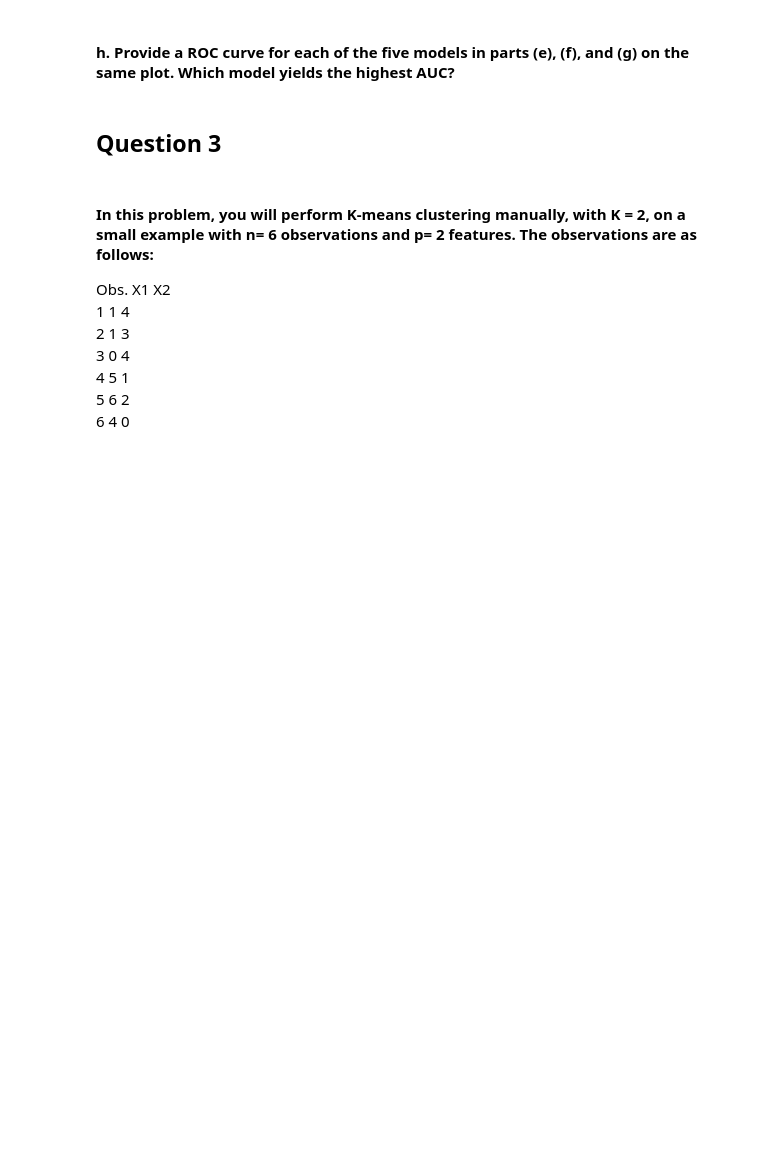
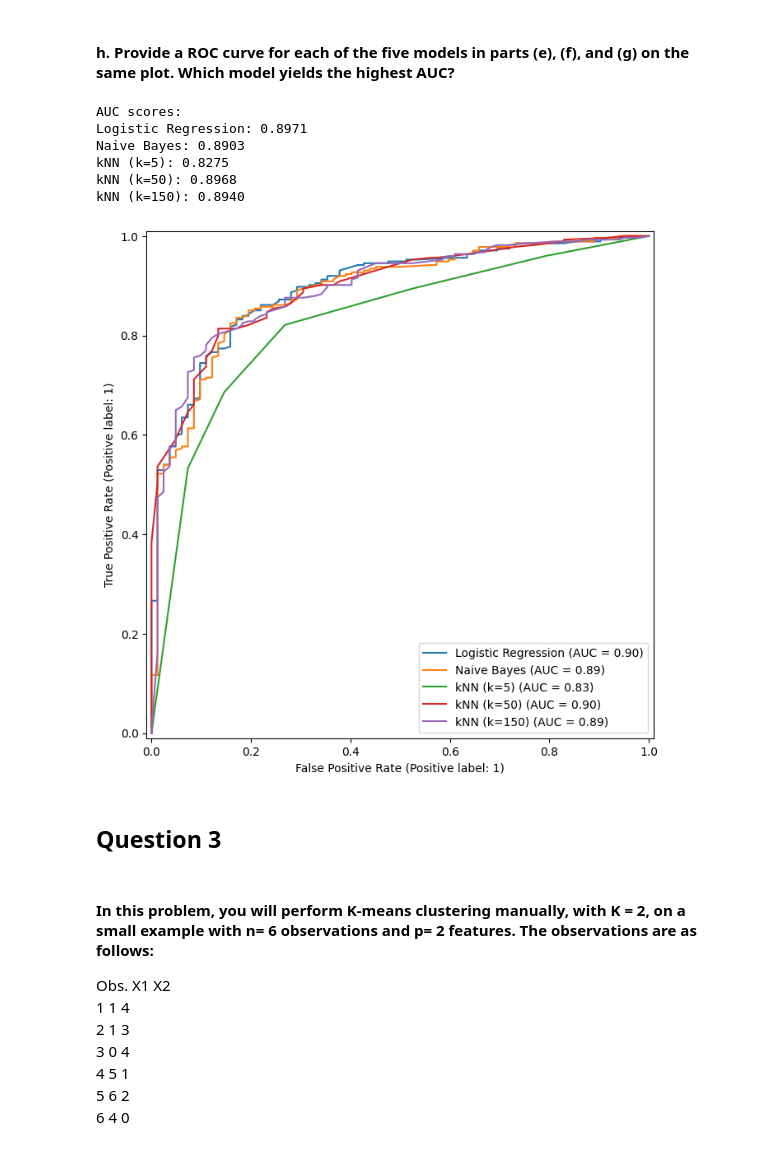
Before and after one commit to mmdanielewicz/code_2600, a Jupyter notebook: homework3.ipynb, the cells around one changed output. Saved outputs shown, nothing was run; the diff lists cells and outputs as text; code cells hidden in the pictures; blank space fills up the shorter version.

```diff
--- a/homework3.ipynb
+++ b/homework3.ipynb
@@ -86,3 +67,9 @@ KeyError: 'student'
+# %%
+from ISLP import load_data
+OJ = load_data('OJ')
+
+train = OJ[OJ['StoreID'].isin([1, 2, 3, 4])]
+test = OJ[OJ['StoreID'] == 7]
 # %% [markdown]
 #### a. In Train, locate three variables: Citrus Hill loyalty, indication of a Citrus Hill special, and price difference between the brands. Calculate the mean, standard deviation, median, minimum value, and maximum value for each of these variables.
 # %%
@@ -177,11 +157,11 @@ STORE                 0.039798  1.000000  ...      -0.196730  1.000000
 # %%
 import statsmodels.api as sm
 
-X = train[['LoyalCH', 'SpecialCH', 'PriceDiff']]
-Y = (train['Purchase'] == 'CH').astype(int)
+X_train = train[['LoyalCH', 'SpecialCH', 'PriceDiff']]
+Y_train = (train['Purchase'] == 'CH').astype(int)
 
-X = sm.add_constant(X)
-model = sm.Logit(Y, X).fit()
+X_train = sm.add_constant(X_train)
+model = sm.Logit(Y_train, X_train).fit()
 
 print(model.summary())
 # %% [output]
@@ -308,5 +372,60 @@ ValueError: shapes (356,2) and (3,) not aligned: 2 (dim 1) != 3 (dim 0)
 # %% [markdown]
 #### h.  Provide a ROC curve for each of the five models in parts (e), (f), and (g) on the same plot. Which model yields the highest AUC?
+# %%
+from sklearn.linear_model import LogisticRegression
+from sklearn.metrics import roc_auc_score
+import matplotlib.pyplot as plt
+
+
+X_train = train[['LoyalCH', 'PriceDiff']]
+Y_train = (train['Purchase'] == 'CH').astype(int)
+
+X_test = test[['LoyalCH', 'PriceDiff']]
+Y_test = (test['Purchase'] == 'CH').astype(int)
+
+fig, ax = plt.subplots(figsize=(8, 8))
+
+# logistic
+log_reg = LogisticRegression()
+log_reg.fit(X_train, Y_train)
+RocCurveDisplay.from_estimator(log_reg, X_test, Y_test, name='Logistic Regression', ax=ax)
+auc_log = roc_auc_score(Y_test, log_reg.predict_proba(X_test)[:, 1])
+
+# naive
+nb = GaussianNB()
+nb.fit(X_train, Y_train)
+RocCurveDisplay.from_estimator(nb, X_test, Y_test, name='Naive Bayes', ax=ax)
+auc_nb = roc_auc_score(Y_test, nb.predict_proba(X_test)[:, 1])
+
+# knn
+knn5 = KNeighborsClassifier(n_neighbors=5)
+knn50 = KNeighborsClassifier(n_neighbors=50)
+knn150 = KNeighborsClassifier(n_neighbors=150)
+
+for k, model in zip([5, 50, 150], [knn5, knn50, knn150]):
+    model.fit(X_train, Y_train)
+    RocCurveDisplay.from_estimator(model, X_test, Y_test, name=f'kNN (k={k})', ax=ax)
+
+
+# auc
+auc_knn5 = roc_auc_score(Y_test, knn5.predict_proba(X_test)[:, 1])
+auc_knn50 = roc_auc_score(Y_test, knn50.predict_proba(X_test)[:, 1])
+auc_knn150 = roc_auc_score(Y_test, knn150.predict_proba(X_test)[:, 1])
+
+print("AUC scores:")
+print(f"Logistic Regression: {auc_log:.4f}")
+print(f"Naive Bayes: {auc_nb:.4f}")
+print(f"kNN (k=5): {auc_knn5:.4f}")
+print(f"kNN (k=50): {auc_knn50:.4f}")
+print(f"kNN (k=150): {auc_knn150:.4f}")
+# %% [output]
+AUC scores:
+Logistic Regression: 0.8971
+Naive Bayes: 0.8903
+kNN (k=5): 0.8275
+kNN (k=50): 0.8968
+kNN (k=150): 0.8940
+[figure, added]
 # %% [markdown]
 ## Question 3
 # %% [markdown]
```
Also changed, not shown: parts of 19 cells of this notebook, 1 other file.
